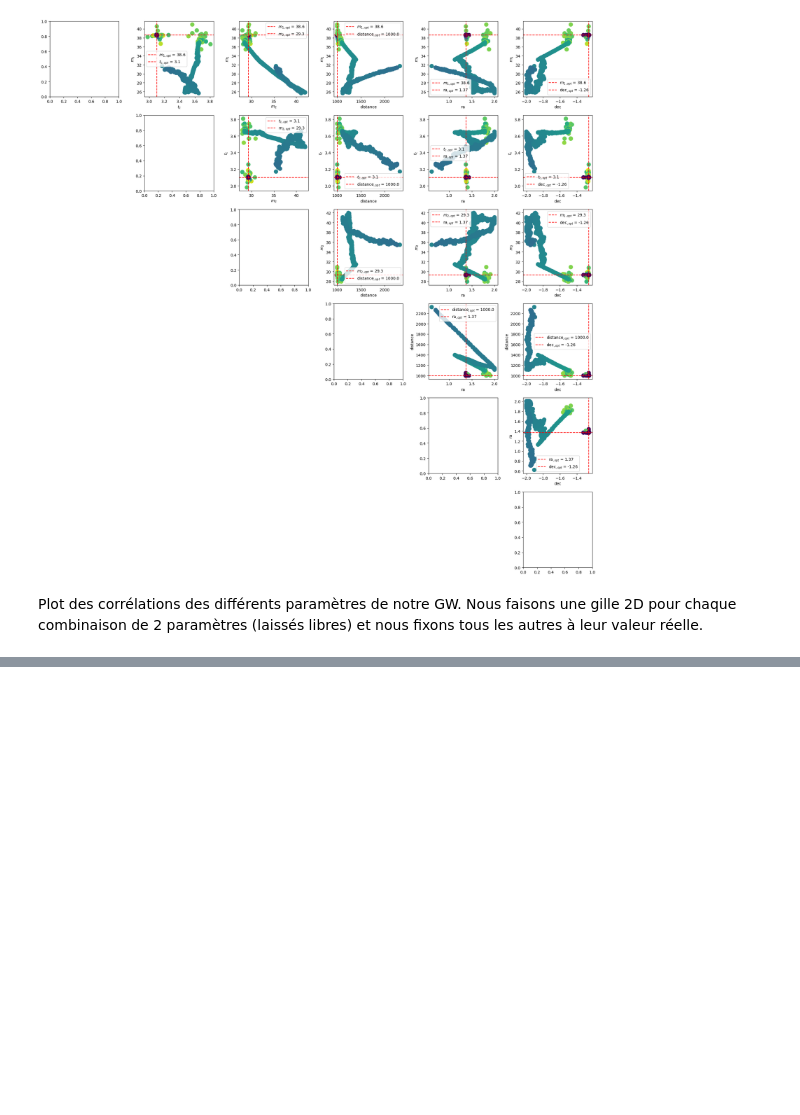
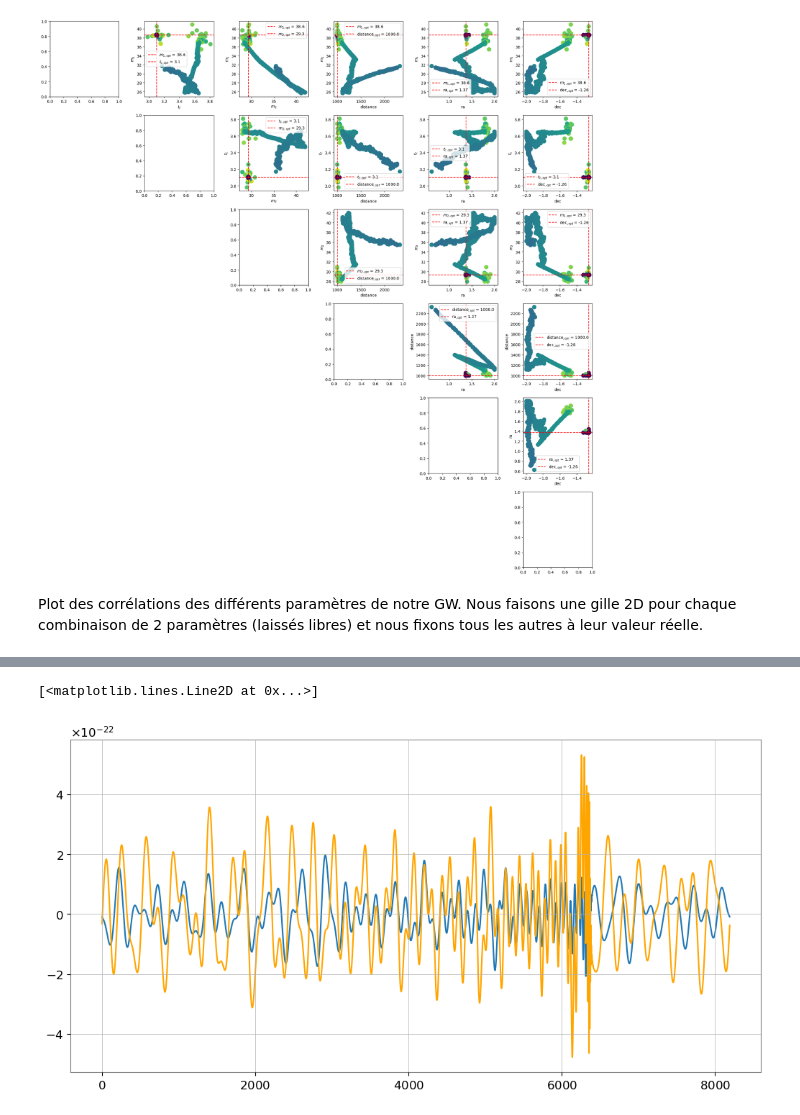
Before and after one commit to Glorieux-Victor/Internship_Victor_CBC_ET, a Jupyter notebook: likelihood_gaussian_pycbc_adrian.ipynb, the cells around one changed output, grey strips where cells are left out. Saved outputs shown, nothing was run; the diff lists cells and outputs as text; code cells hidden in the pictures; blank space fills up the shorter version.

```diff
--- a/likelihood_gaussian_pycbc_adrian.ipynb
+++ b/likelihood_gaussian_pycbc_adrian.ipynb
@@ -269,7 +276,7 @@ def likelihood_calculation_glob(params):
     return mloglik
 
 #true params : (tc=3.1, mass1=38.6, mass2=29.3, distance = 1000, ra = 1.37, dec = -1.26)
-initial_params = [3.1, 38.6, 29.3, 1000, 1.37, -1.26]
+initial_params = [3, 38, 29, 1000, 1.3, -1.2]
 #Nelder-Mead
 bounds=((0,5),(5,500),(5,500),(10,10000),(-2,2),(-2,2))
 #minimizer_kwargs = dict(method="L-BFGS-B")
@@ -489,0 +590,43 @@ plt.title('Log-Likelihood Ratio as a Function of Mass 1 and Mass 2')
+# %%
+signal_reel = signal
+
+# Génération du signal
+signal_reel = generator.generate()
+TSL1_reel = signal_reel['L1'].to_timeseries()
+TSH1_reel = signal_reel['H1'].to_timeseries()
+# %%
+para_opti = result_glob.x
+
+# Paramètres d'un signal de CBC (16 en tout)
+cbc_params = {
+              # Paramètres intrinsèques à la source
+              'mass1': para_opti[1],
+              'mass2': para_opti[2],
+              'spin1x': 0., 'spin2x': 0.,  'spin1y': 0., 'spin2y': 0.,  'spin1z': 0., 'spin2z': 0.,
+              'eccentricity': 0,
+              # Paramètres extrinsèques
+              'ra': para_opti[4], 'dec': para_opti[5], 'distance': para_opti[3],
+              'polarization': 2.76, 'inclination': 0,
+              'tc': para_opti[0] , 'coa_phase': 0}
+
+para_reels = np.array([3.1, 38.6, 29.3, 1000, 1.37, -1.26])
+
+cbc_params['approximant'] = 'IMRPhenomD'
+#IMRPhenomXAS (modèle plus simple)
+cbc_params['f_lower'] =  fmin
+
+# Définition du générateur
+generator = FDomainDetFrameGenerator(
+    FDomainCBCGenerator, 0., detectors=['H1', 'L1'],
+    delta_f=1./seglen, **cbc_params)
+
+# Génération du signal
+signal_opti = generator.generate()
+TSL1_opti = signal_opti['L1'].to_timeseries()
+TSH1_opti = signal_opti['H1'].to_timeseries()
+plot = Plot(TSL1_opti, figsize=(12, 6))
+ax = plot.gca()
+ax.plot(TSL1_reel, label='L1', color='orange')
+# %% [output]
+[<matplotlib.lines.Line2D at 0x...>]
+[figure, added]
```
Also changed, not shown: parts of 18 cells of this notebook, 3 other files.
